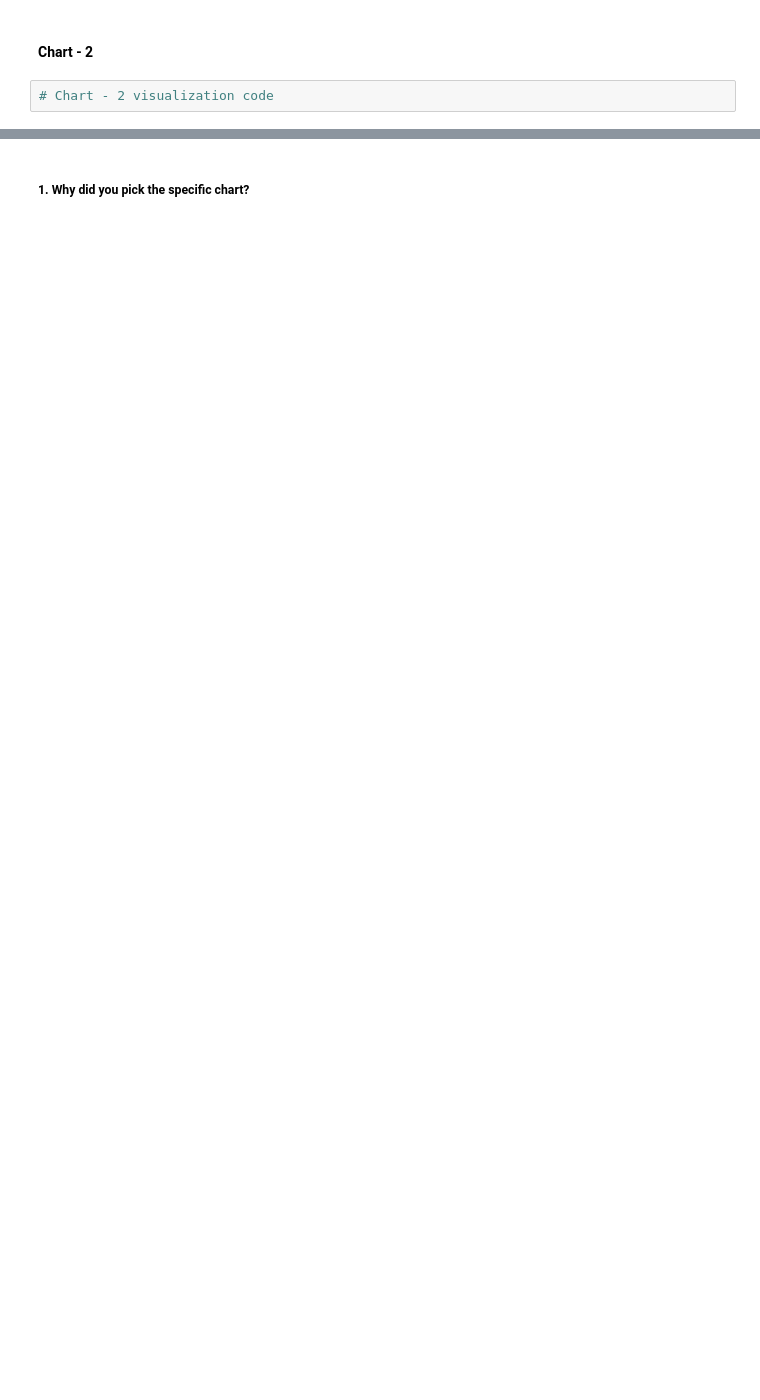
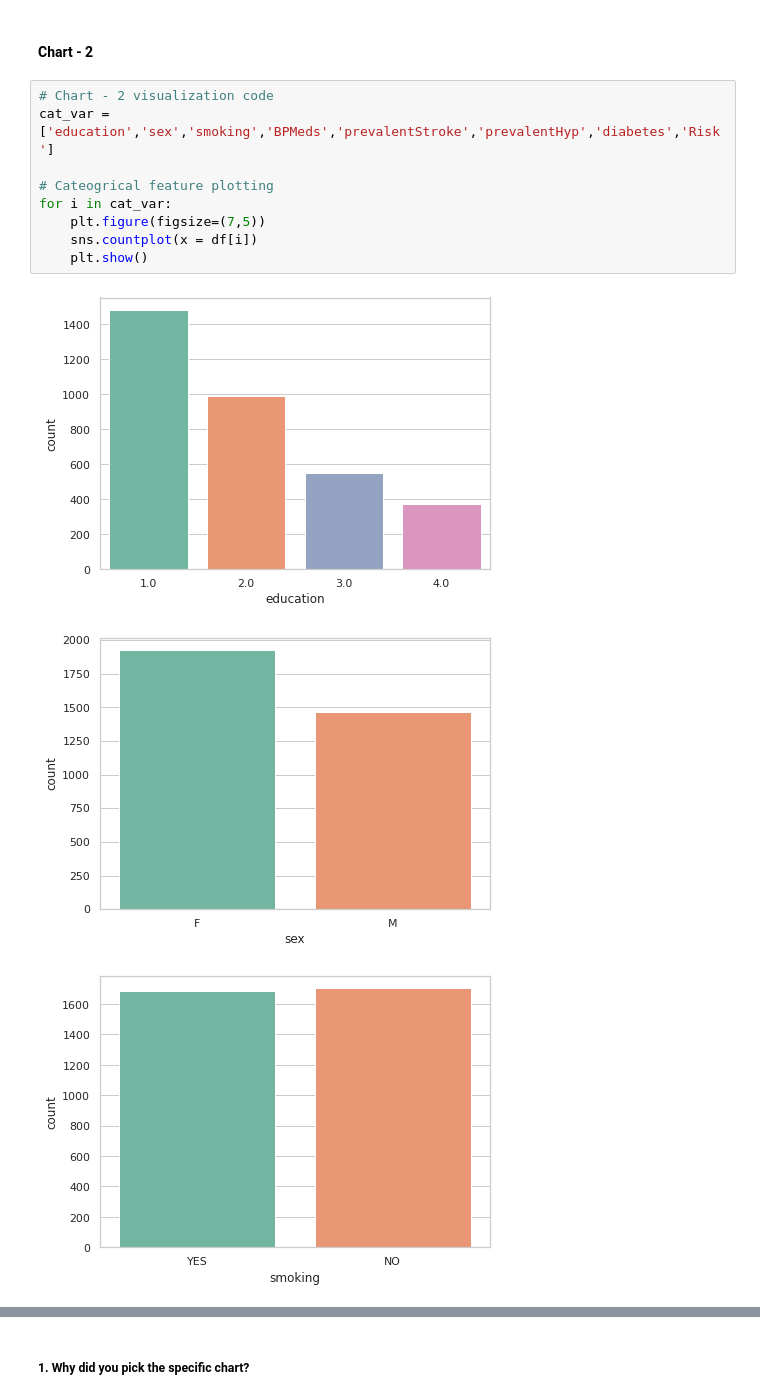
Before and after one commit to HKishanPatel/Cardiovascular-Risk-Prediction, a Jupyter notebook: Cardiovascular_Risk_Prediction.ipynb, the cells around one changed output, grey strips where cells are left out. Saved outputs shown, nothing was run; the diff lists cells and outputs as text; blank space fills up the shorter version.

```diff
--- a/Cardiovascular_Risk_Prediction.ipynb
+++ b/Cardiovascular_Risk_Prediction.ipynb
@@ -157,4 +404,15 @@ Answer Here
 # %% [markdown]
 #### Chart - 2
-# %%
-# Chart - 2 visualization code
+# %%
+# Chart - 2 visualization code
+cat_var = ['education','sex','smoking','BPMeds','prevalentStroke','prevalentHyp','diabetes','Risk']
+
+# Cateogrical feature plotting
+for i in cat_var:
+    plt.figure(figsize=(7,5))
+    sns.countplot(x = df[i])
+    plt.show()
+# %% [output]
+[figure, added]
+[figure, added]
+[figure, added]
```
Also changed, not shown: parts of 50 cells of this notebook.
